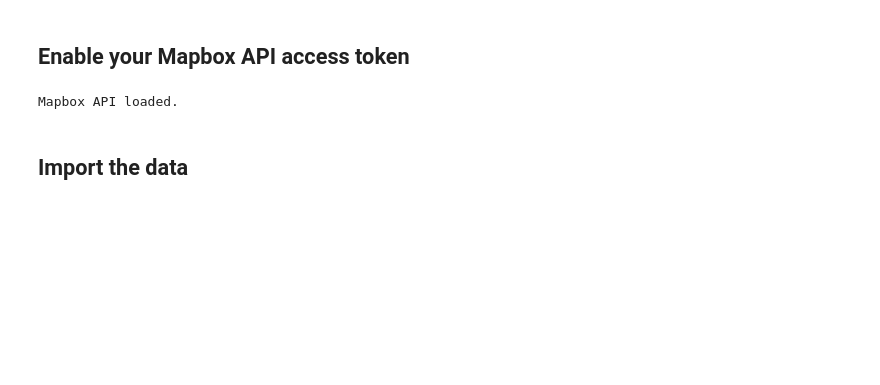
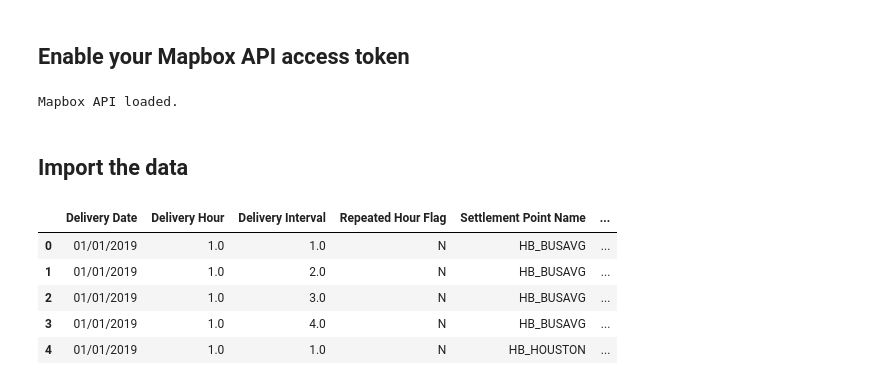
Before and after one commit to ccharafeddine/Degree_Day_Analysis, a Jupyter notebook: degree_day_analysis.ipynb, the cells around one changed output. Cells and saved outputs as stored; diff of their text form; code cells hidden in the pictures; blank space fills up the shorter version.

```diff
--- a/degree_day_analysis.ipynb
+++ b/degree_day_analysis.ipynb
@@ -32,0 +36,10 @@ Mapbox API loaded.
+# %%
+ercot_rtm_2019 = gd.get_ercot_year_df(gd.rtm_path_prefix, '2019')
+ercot_rtm_2019.head()
+# %% [output]
+|  | Delivery Date | Delivery Hour | Delivery Interval | Repeated Hour Flag | Settlement Point Name | ... |
+| 0 | 01/01/2019 | 1.0 | 1.0 | N | HB_BUSAVG | ... |
+| 1 | 01/01/2019 | 1.0 | 2.0 | N | HB_BUSAVG | ... |
+| 2 | 01/01/2019 | 1.0 | 3.0 | N | HB_BUSAVG | ... |
+| 3 | 01/01/2019 | 1.0 | 4.0 | N | HB_BUSAVG | ... |
+| 4 | 01/01/2019 | 1.0 | 1.0 | N | HB_HOUSTON | ... |
```
Also changed, not shown: parts of 7 cells of this notebook.
